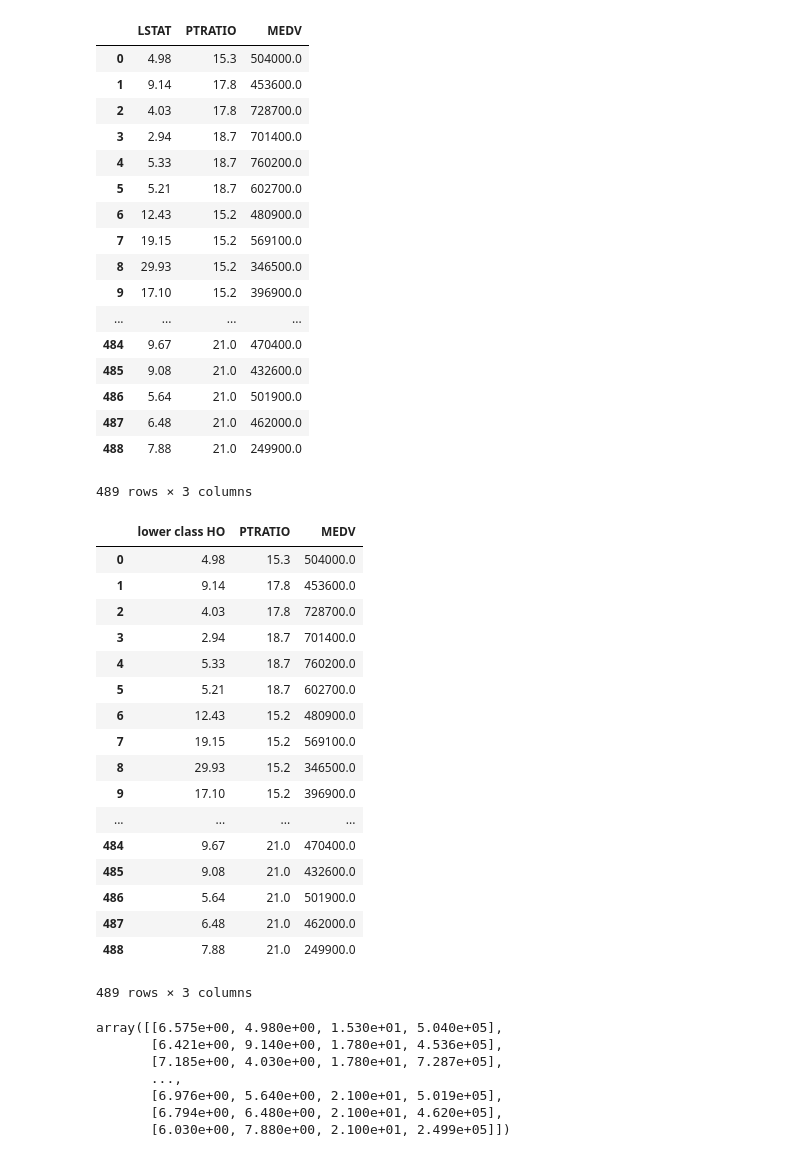
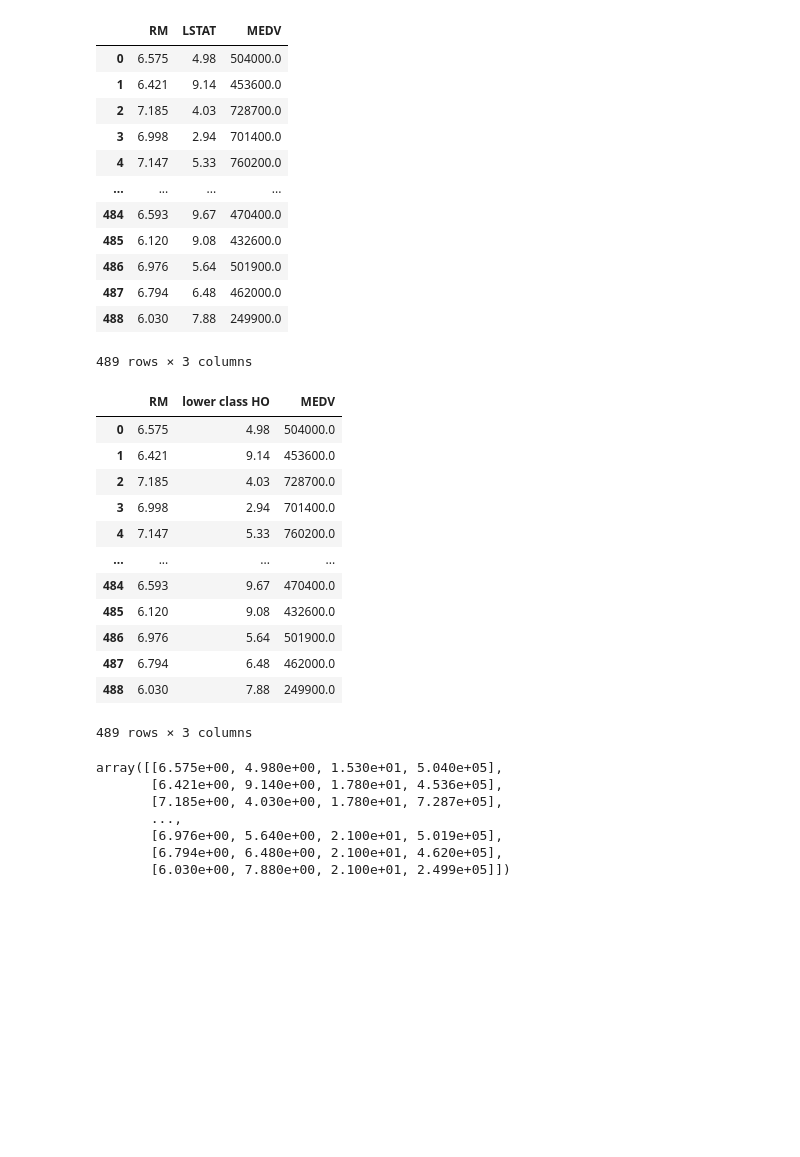
Before and after one commit to rishav4101/10daysofcode-stock_prediction, a Jupyter notebook: tasks/Task1&2.ipynb, the cells around one changed output. Cells and saved outputs as stored; diff of their text form; code cells hidden in the pictures; blank space fills up the shorter version.

```diff
--- a/tasks/Task1&2.ipynb
+++ b/tasks/Task1&2.ipynb
@@ -32,49 +27,39 @@ df
 489 rows × 4 columns
 # %%
 # dropping columns
-df2 = df.drop(["RM"], axis=1)
+df2 = df.drop(["PTRATIO"], axis=1)
 df2
 # %% [output]
-|  | LSTAT | PTRATIO | MEDV |
-| 0 | 4.98 | 15.3 | 504000.0 |
-| 1 | 9.14 | 17.8 | 453600.0 |
-| 2 | 4.03 | 17.8 | 728700.0 |
-| 3 | 2.94 | 18.7 | 701400.0 |
-| 4 | 5.33 | 18.7 | 760200.0 |
-| 5 | 5.21 | 18.7 | 602700.0 |
-| 6 | 12.43 | 15.2 | 480900.0 |
-| 7 | 19.15 | 15.2 | 569100.0 |
-| 8 | 29.93 | 15.2 | 346500.0 |
-| 9 | 17.10 | 15.2 | 396900.0 |
+|  | RM | LSTAT | MEDV |
+| 0 | 6.575 | 4.98 | 504000.0 |
+| 1 | 6.421 | 9.14 | 453600.0 |
+| 2 | 7.185 | 4.03 | 728700.0 |
+| 3 | 6.998 | 2.94 | 701400.0 |
+| 4 | 7.147 | 5.33 | 760200.0 |
 | ... | ... | ... | ... |
-| 484 | 9.67 | 21.0 | 470400.0 |
-| 485 | 9.08 | 21.0 | 432600.0 |
-| 486 | 5.64 | 21.0 | 501900.0 |
-| 487 | 6.48 | 21.0 | 462000.0 |
-| 488 | 7.88 | 21.0 | 249900.0 |
+| 484 | 6.593 | 9.67 | 470400.0 |
+| 485 | 6.120 | 9.08 | 432600.0 |
+| 486 | 6.976 | 5.64 | 501900.0 |
+| 487 | 6.794 | 6.48 | 462000.0 |
+| 488 | 6.030 | 7.88 | 249900.0 |
 489 rows × 3 columns
 # %%
 # Rename a column
 df2.rename(columns = {'LSTAT':'lower class HO'}, inplace = True)
 df2
 # %% [output]
-|  | lower class HO | PTRATIO | MEDV |
-| 0 | 4.98 | 15.3 | 504000.0 |
-| 1 | 9.14 | 17.8 | 453600.0 |
-| 2 | 4.03 | 17.8 | 728700.0 |
-| 3 | 2.94 | 18.7 | 701400.0 |
-| 4 | 5.33 | 18.7 | 760200.0 |
-| 5 | 5.21 | 18.7 | 602700.0 |
-| 6 | 12.43 | 15.2 | 480900.0 |
-| 7 | 19.15 | 15.2 | 569100.0 |
-| 8 | 29.93 | 15.2 | 346500.0 |
-| 9 | 17.10 | 15.2 | 396900.0 |
+|  | RM | lower class HO | MEDV |
+| 0 | 6.575 | 4.98 | 504000.0 |
+| 1 | 6.421 | 9.14 | 453600.0 |
+| 2 | 7.185 | 4.03 | 728700.0 |
+| 3 | 6.998 | 2.94 | 701400.0 |
+| 4 | 7.147 | 5.33 | 760200.0 |
 | ... | ... | ... | ... |
-| 484 | 9.67 | 21.0 | 470400.0 |
-| 485 | 9.08 | 21.0 | 432600.0 |
-| 486 | 5.64 | 21.0 | 501900.0 |
-| 487 | 6.48 | 21.0 | 462000.0 |
-| 488 | 7.88 | 21.0 | 249900.0 |
+| 484 | 6.593 | 9.67 | 470400.0 |
+| 485 | 6.120 | 9.08 | 432600.0 |
+| 486 | 6.976 | 5.64 | 501900.0 |
+| 487 | 6.794 | 6.48 | 462000.0 |
+| 488 | 6.030 | 7.88 | 249900.0 |
 489 rows × 3 columns
 # %%
 # converting to 2D array
```
Also changed, not shown: parts of 2 cells of this notebook, 3 other files.
